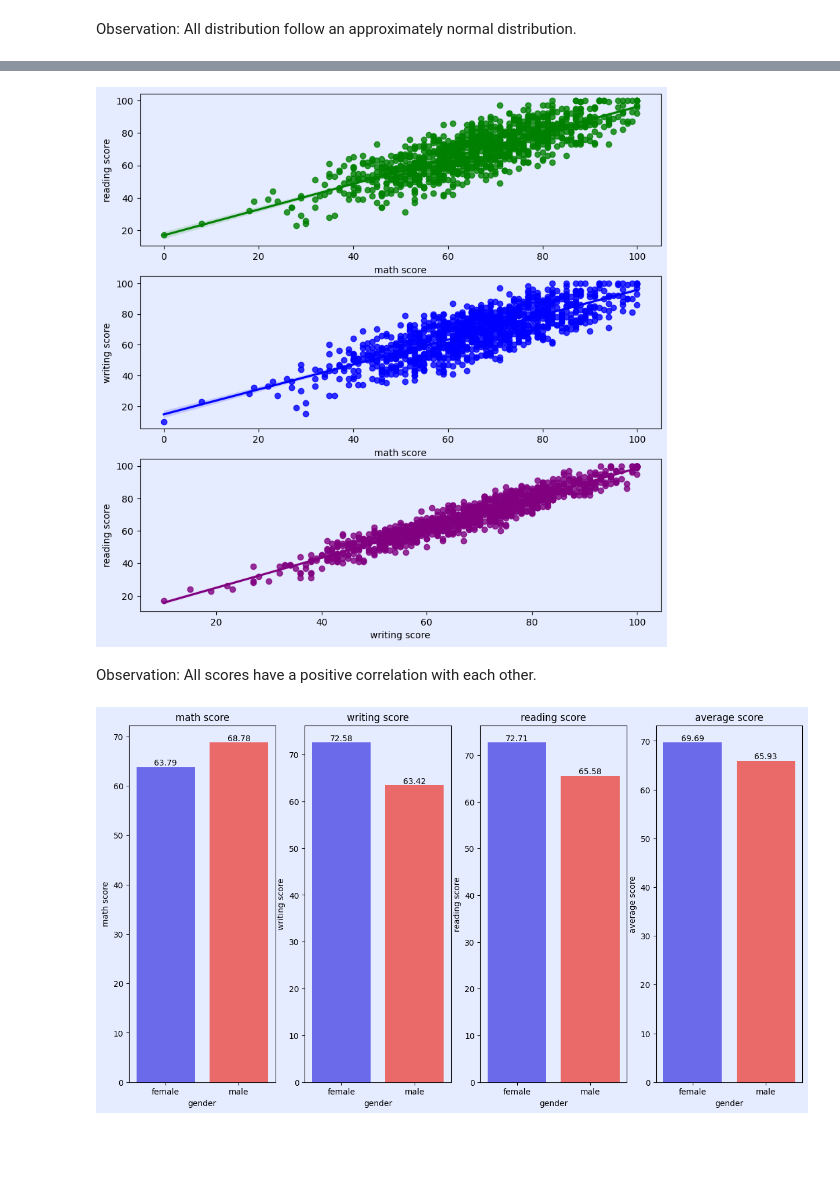
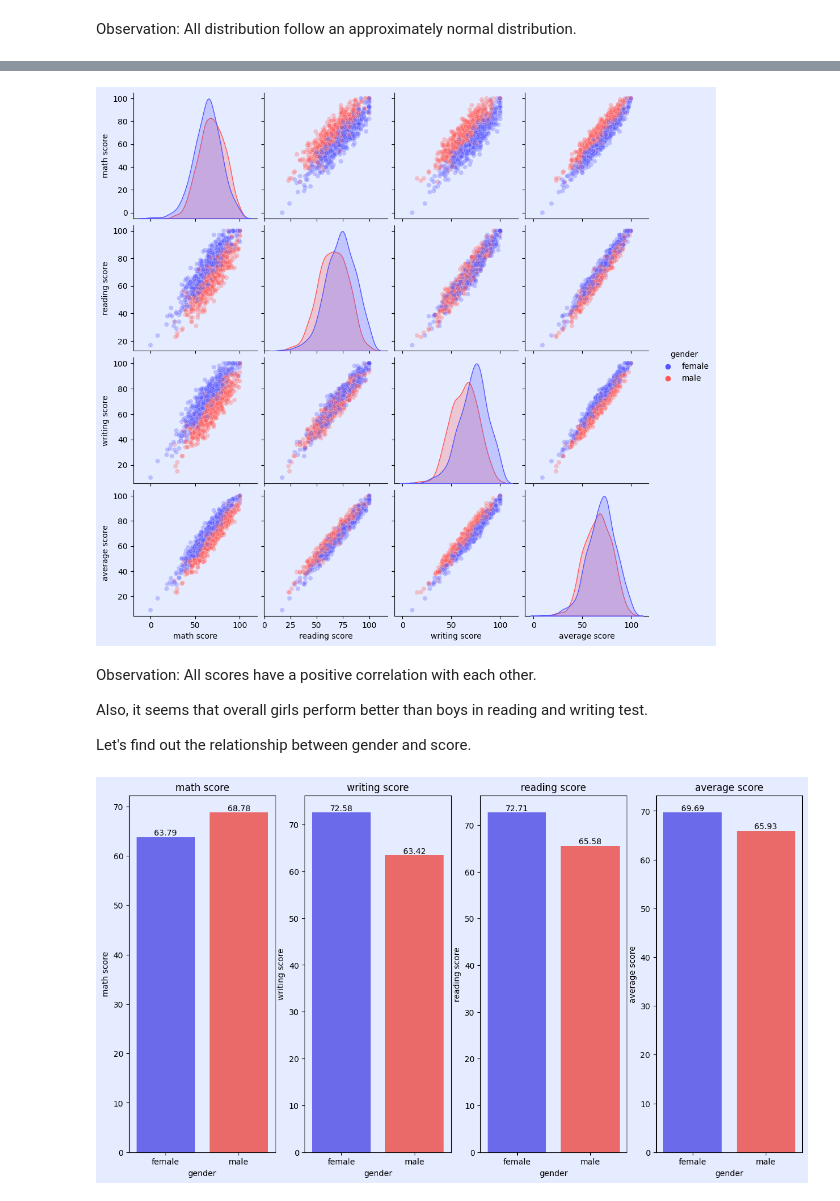
Before and after one commit to IvanWong87/studentsPerformance-analysis-and-prediction, a Jupyter notebook: studentsPerformance analysis and prediction.ipynb, the cells around one changed output, grey strips where cells are left out. Cells and saved outputs as stored; diff of their text form; code cells hidden in the pictures; blank space fills up the shorter version.

```diff
--- a/studentsPerformance analysis and prediction.ipynb
+++ b/studentsPerformance analysis and prediction.ipynb
@@ -55,15 +56,16 @@ plt.show()
-# %%
-#The relationship between different score
-#["math score","reading score","writing score","average score"]
-fig,axes = plt.subplots(3,1,figsize=(10,10))
-sns.regplot(x="math score", y="reading score", data=df,color="g",ax=axes[0])
-sns.regplot(x="math score", y="writing score", data=df,color="b",ax=axes[1])
-sns.regplot(x="writing score", y="reading score", data=df,color="purple",ax=axes[2])
-plt.show()
-# %% [output]
-[figure, removed]
-# %% [markdown]
-Observation: All scores have a positive correlation with each other.
+# %%
+#The relationship between different score
+#["math score","reading score","writing score","average score"]
+sns.pairplot(data=df,hue='gender',plot_kws={'alpha':0.3},palette='seismic')
+plt.show()
+# %% [output]
+[figure, added]
+# %% [markdown]
+Observation: All scores have a positive correlation with each other.
+
+Also, it seems that overall girls perform better than boys in reading and writing test.
+
+Let's find out the relationship between gender and score.
 # %%
 #The relationship between gender and score
 plt.figure(figsize=(15,8))
```
Also changed, not shown: parts of 5 cells of this notebook.
